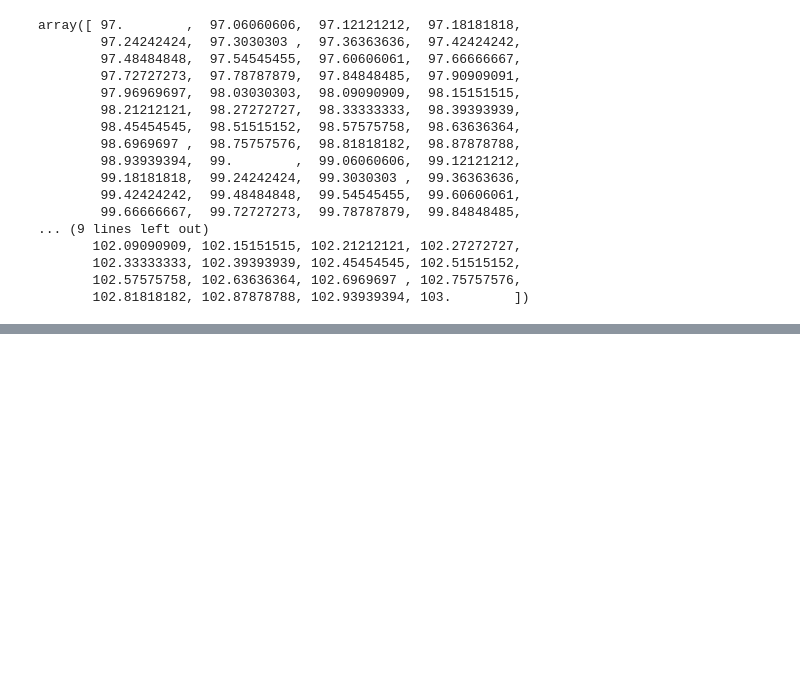
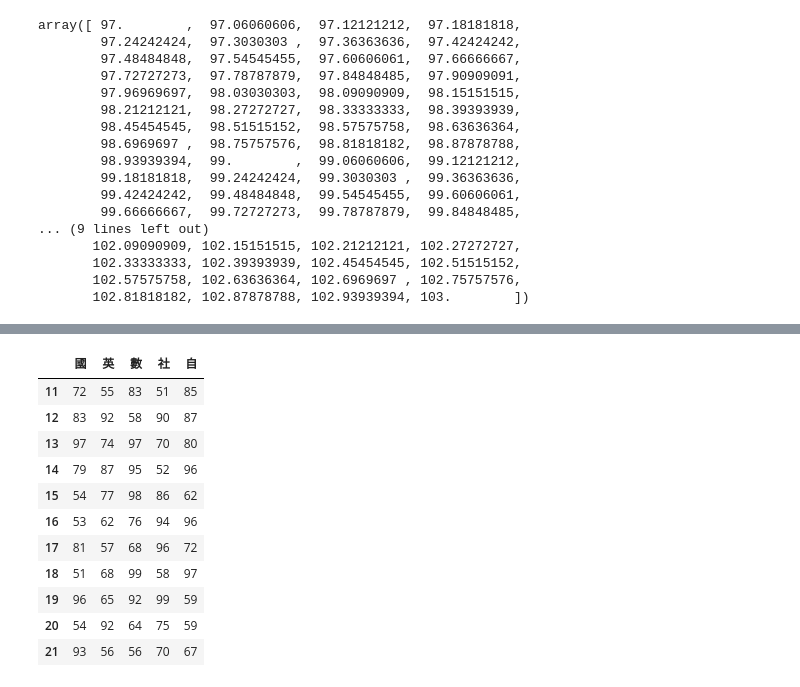
Before and after one commit to Kuangkuang390/_1130625-python, a Jupyter notebook: lesson11.ipynb, the cells around one changed output, grey strips where cells are left out. Drawn from its saved outputs; the diff is of its cells as text; code cells hidden in the pictures; blank space fills up the shorter version.

```diff
--- a/lesson11.ipynb
+++ b/lesson11.ipynb
@@ -104,0 +182,15 @@ dtype: int64
+# %%
+df1[10:21]
+# %% [output]
+|  | 國 | 英 | 數 | 社 | 自 |
+| 11 | 72 | 55 | 83 | 51 | 85 |
+| 12 | 83 | 92 | 58 | 90 | 87 |
+| 13 | 97 | 74 | 97 | 70 | 80 |
+| 14 | 79 | 87 | 95 | 52 | 96 |
+| 15 | 54 | 77 | 98 | 86 | 62 |
+| 16 | 53 | 62 | 76 | 94 | 96 |
+| 17 | 81 | 57 | 68 | 96 | 72 |
+| 18 | 51 | 68 | 99 | 58 | 97 |
+| 19 | 96 | 65 | 92 | 99 | 59 |
+| 20 | 54 | 92 | 64 | 75 | 59 |
+| 21 | 93 | 56 | 56 | 70 | 67 |
```
Also changed, not shown: parts of 16 cells of this notebook.
